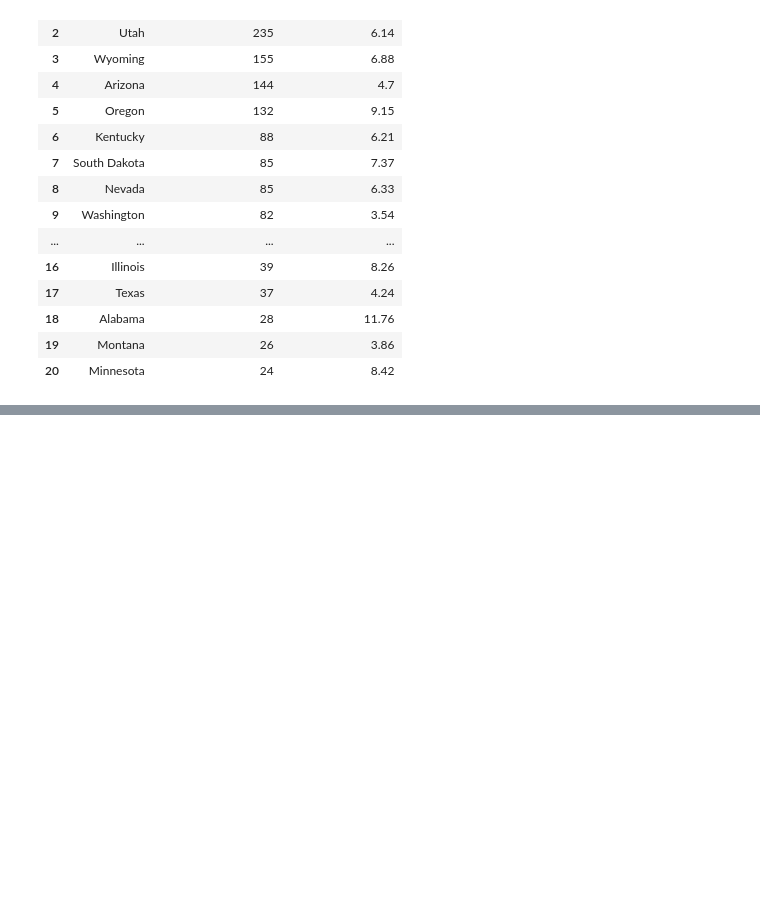
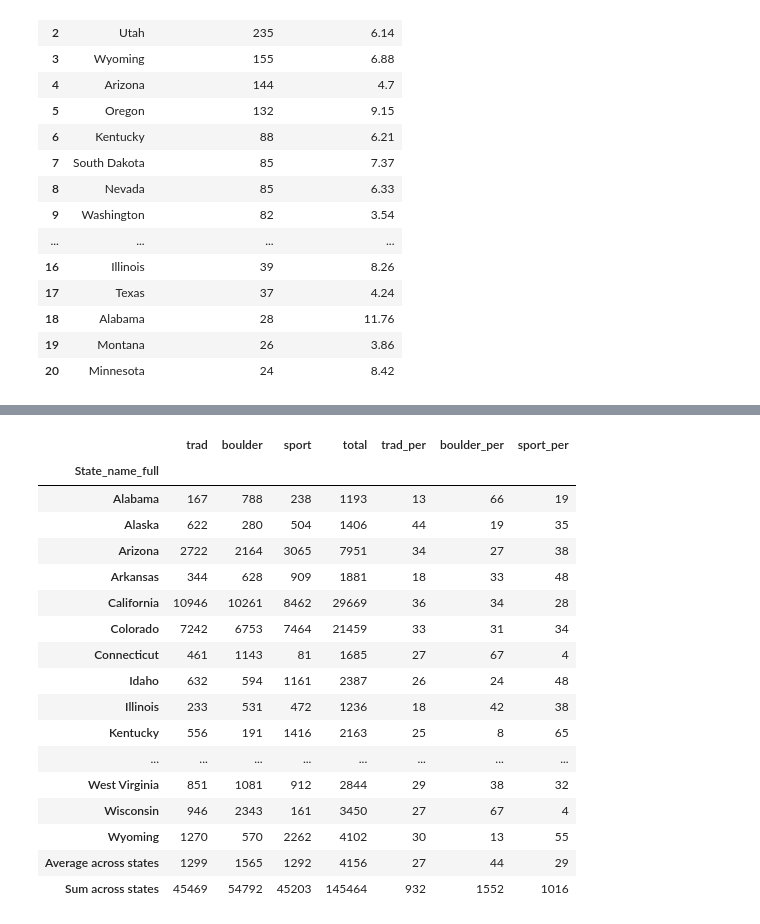
Before and after one commit to heikoxyz/Analysis-of-rock-climbing-routes-in-the-US-, a Jupyter notebook: Analysis.ipynb, the cells around one changed output, grey strips where cells are left out. Cells and saved outputs as stored; diff of their text form; code cells hidden in the pictures; blank space fills up the shorter version.

```diff
--- a/Analysis.ipynb
+++ b/Analysis.ipynb
@@ -271,0 +283,72 @@ hard_vio.tick_params(bottom=False)
+# %%
+# In the following we want to generate the table holding the information we try to visualize:
+# The total count of each of the threee disciplines (trad, boulder, sport) within each state plus the percentage the discipline represents.
+
+# First we filter the data frame holding only the columns we want and create and independent copy.
+data_filtered = data[['State_name_full', 'trad', 'boulder', 'sport']].copy()
+# We fill NA values and transform the discipline columns to their actual type, from pbject to bool.
+data_filtered.fillna(0, inplace=True)
+data_filtered[['trad', 'sport', 'boulder']] = data_filtered[['trad', 'sport', 'boulder']].astype('bool')
+data_filtered.reset_index()
+
+# Next we group by State and get the sum of each discipline per state.
+sum_types_per_state = data_filtered.groupby('State_name_full').sum()
+
+# We create a new column holding the total number of routes across all discipline in each state
+# and calculate the % of each discipline.
+sum_types_per_state['total'] = sum_types_per_state['trad'] + sum_types_per_state['boulder'] + sum_types_per_state['sport']
+sum_types_per_state['trad_per'] = sum_types_per_state['trad'] / sum_types_per_state['total'] *100
+sum_types_per_state['boulder_per'] = sum_types_per_state['boulder'] / sum_types_per_state['total'] *100
+sum_types_per_state['sport_per'] = sum_types_per_state['sport'] / sum_types_per_state['total'] *100
+
+# Before we show the table we exclude all states that only have less than 1000 routes in total
+# to make the overview more comprehensive and meaningful.
+sum_types_per_state = sum_types_per_state.loc[sum_types_per_state['total'] >= 1000]
+
+# Here we create a new variable holding the average and sum of each column.
+sum_per_types_per_state_average = sum_types_per_state.mean().round(0)
+sum_per_types_per_state_table_sum = sum_types_per_state.sum().round(0)
+
+# In the following we want to add the sum and the average of each column to the table.
+# The sum row is not wanted for the heatmap we plot later on, therefore we create an independent copy of the
+# df and save it under a new variable.
+sum_types_per_state_table = sum_types_per_state.copy()
+
+# After calculating the sum and average we add them to the dfs.
+sum_types_per_state.loc['Average across states'] = sum_per_types_per_state_average
+sum_types_per_state_table.loc['Average across states'] = sum_per_types_per_state_average
+sum_types_per_state_table.loc['Sum across states'] = sum_per_types_per_state_table_sum
+
+
+# To get an easier grasp of the values in the table, we convert the values to integer,
+# removing trailing zeros or long decimals.
+sum_types_per_state_table['boulder_per'] = sum_types_per_state_table['boulder_per'].astype('int')
+sum_types_per_state_table['trad_per'] = sum_types_per_state_table['trad_per'].astype('int')
+sum_types_per_state_table['sport_per'] = sum_types_per_state_table['sport_per'].astype('int')
+sum_types_per_state_table['boulder'] = sum_types_per_state_table['boulder'].astype('int')
+sum_types_per_state_table['trad'] = sum_types_per_state_table['trad'].astype('int')
+sum_types_per_state_table['sport'] = sum_types_per_state_table['sport'].astype('int')
+sum_types_per_state_table['total'] = sum_types_per_state_table['total'].astype('int')
+
+# Plot the table.
+sum_types_per_state_table.style.set_table_styles([
+    {'selector': 'thead', 'props': [('background-color', 'lightgrey')]}])
+# %% [output]
+|  | trad | boulder | sport | total | trad_per | boulder_per | sport_per |
+| State_name_full |  |  |  |  |  |  |  |
+| Alabama | 167 | 788 | 238 | 1193 | 13 | 66 | 19 |
+| Alaska | 622 | 280 | 504 | 1406 | 44 | 19 | 35 |
+| Arizona | 2722 | 2164 | 3065 | 7951 | 34 | 27 | 38 |
+| Arkansas | 344 | 628 | 909 | 1881 | 18 | 33 | 48 |
+| California | 10946 | 10261 | 8462 | 29669 | 36 | 34 | 28 |
+| Colorado | 7242 | 6753 | 7464 | 21459 | 33 | 31 | 34 |
+| Connecticut | 461 | 1143 | 81 | 1685 | 27 | 67 | 4 |
+| Idaho | 632 | 594 | 1161 | 2387 | 26 | 24 | 48 |
+| Illinois | 233 | 531 | 472 | 1236 | 18 | 42 | 38 |
+| Kentucky | 556 | 191 | 1416 | 2163 | 25 | 8 | 65 |
+| ... | ... | ... | ... | ... | ... | ... | ... |
+| West Virginia | 851 | 1081 | 912 | 2844 | 29 | 38 | 32 |
+| Wisconsin | 946 | 2343 | 161 | 3450 | 27 | 67 | 4 |
+| Wyoming | 1270 | 570 | 2262 | 4102 | 30 | 13 | 55 |
+| Average across states | 1299 | 1565 | 1292 | 4156 | 27 | 44 | 29 |
+| Sum across states | 45469 | 54792 | 45203 | 145464 | 932 | 1552 | 1016 |
```
Also changed, not shown: parts of 21 cells of this notebook.
